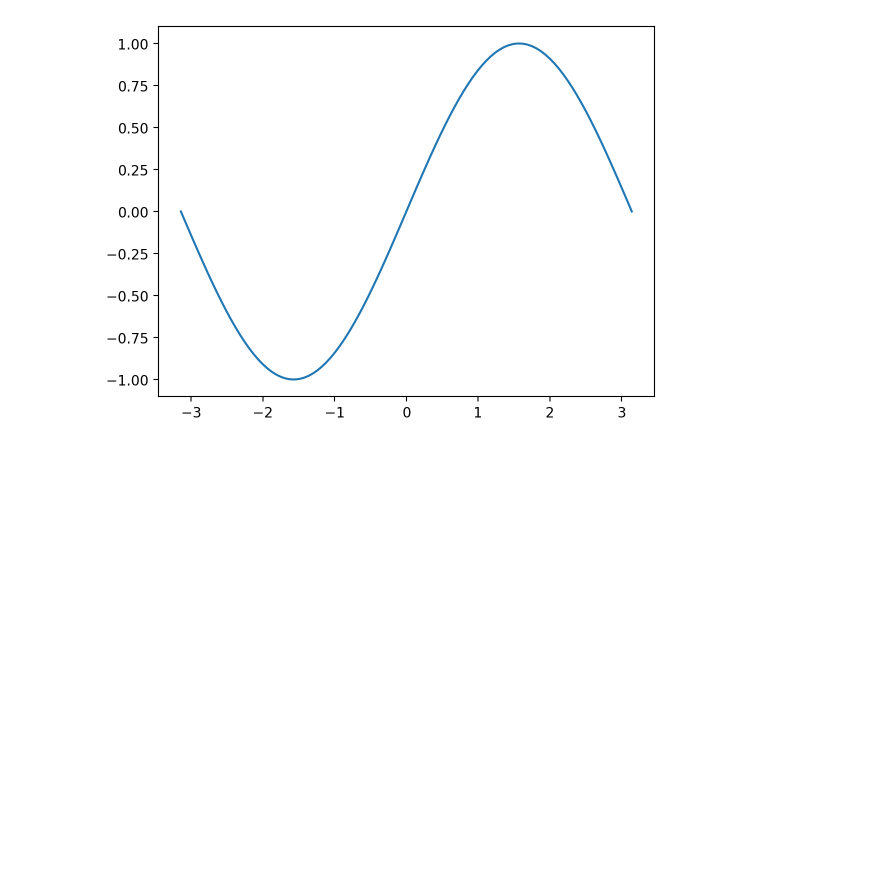
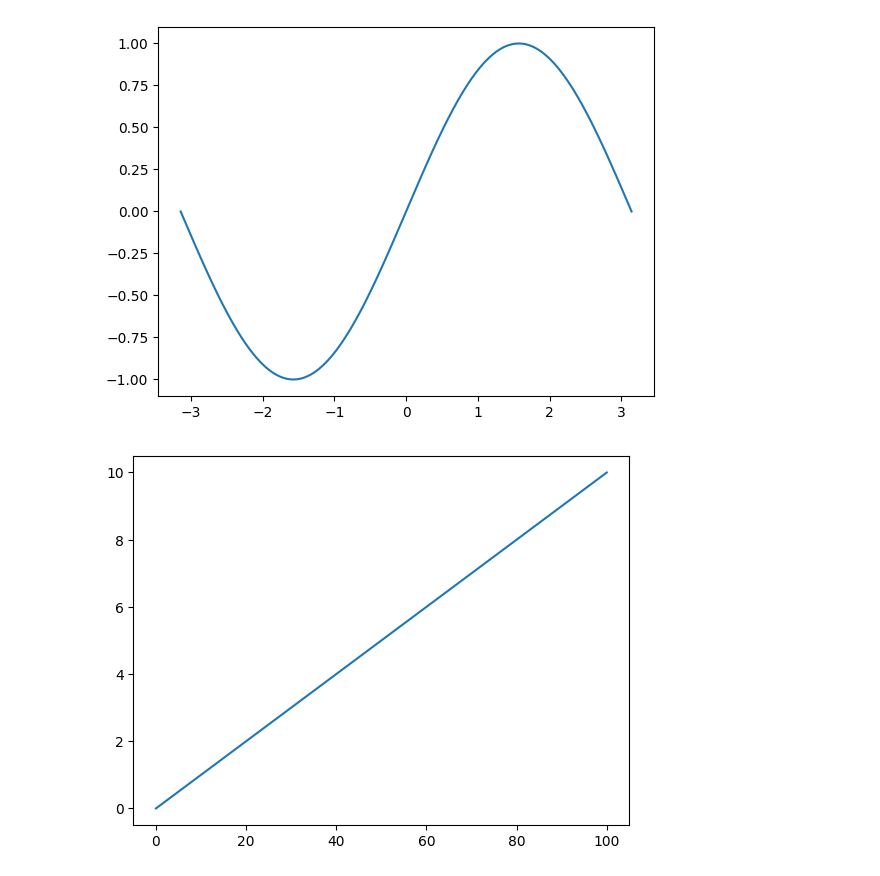
Before and after one commit to amin2783/Computational-Data-Science-MIT-Course, a Jupyter notebook: test.ipynb, the cells around one changed output. Cells and saved outputs as stored; diff of their text form; code cells hidden in the pictures; blank space fills up the shorter version.

```diff
--- a/test.ipynb
+++ b/test.ipynb
@@ -9,3 +9,11 @@ plt.plot(xs,ys)
 plt.show()
 # %% [output]
 [figure]
+# %%
+x = np.linspace(0, 100, 10000000)
+y = np.linspace(0, 10, 10000000)
+
+plt.plot(x, y)
+plt.show()
+# %% [output]
+[figure, added]
```
Also changed, not shown: parts of 1 cell of this notebook, 2 other files.
